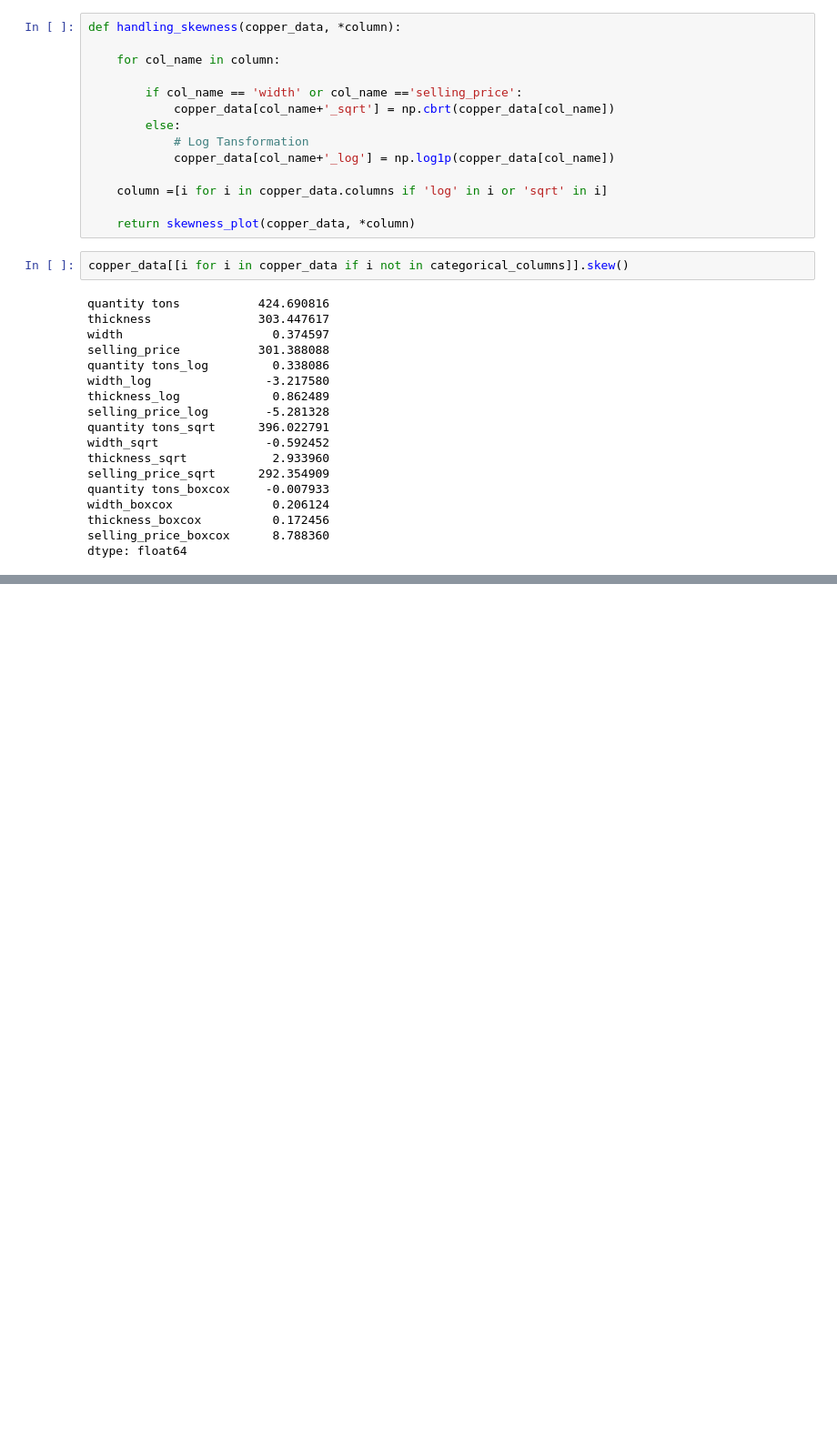
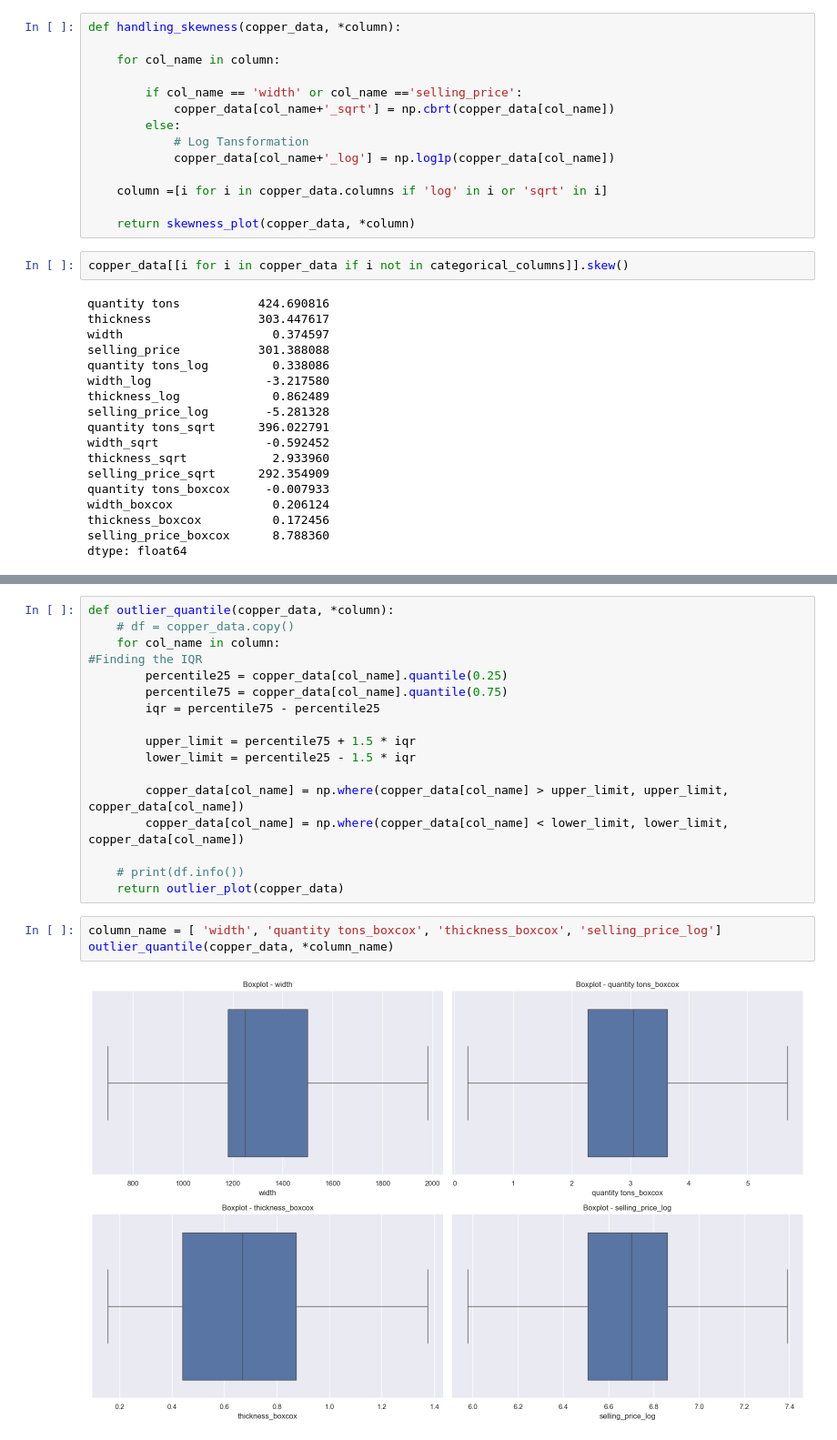
Before and after one commit to Prakash-Kani/Industrial-Copper-Modeling, a Jupyter notebook: Industrial_Dataset_EDA.ipynb, the cells around one changed output, grey strips where cells are left out. Shown at 91% size. Saved outputs shown, nothing was run; the diff lists cells and outputs as text; blank space fills up the shorter version.

```diff
--- a/Industrial_Dataset_EDA.ipynb
+++ b/Industrial_Dataset_EDA.ipynb
@@ -599,0 +635,22 @@ copper_data[[i for i in copper_data.columns if copper_data[i].dtype != 'object']
+# %%
+def outlier_quantile(copper_data, *column):
+    # df = copper_data.copy()
+    for col_name in column:
+#Finding the IQR
+        percentile25 = copper_data[col_name].quantile(0.25)
+        percentile75 = copper_data[col_name].quantile(0.75)
+        iqr = percentile75 - percentile25
+
+        upper_limit = percentile75 + 1.5 * iqr
+        lower_limit = percentile25 - 1.5 * iqr
+
+        copper_data[col_name] = np.where(copper_data[col_name] > upper_limit, upper_limit, copper_data[col_name])
+        copper_data[col_name] = np.where(copper_data[col_name] < lower_limit, lower_limit, copper_data[col_name])
+
+    # print(df.info())
+    return outlier_plot(copper_data)
+# %%
+column_name = [ 'width', 'quantity tons_boxcox', 'thickness_boxcox', 'selling_price_log']
+outlier_quantile(copper_data, *column_name)
+# %% [output]
+[figure, added]
```
Also changed, not shown: parts of 22 cells of this notebook.
